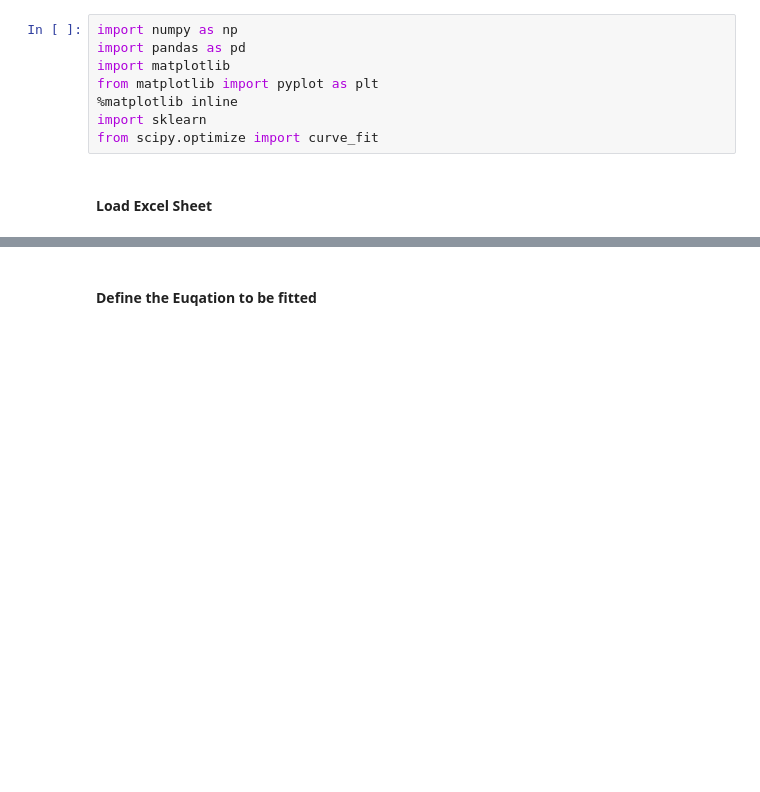
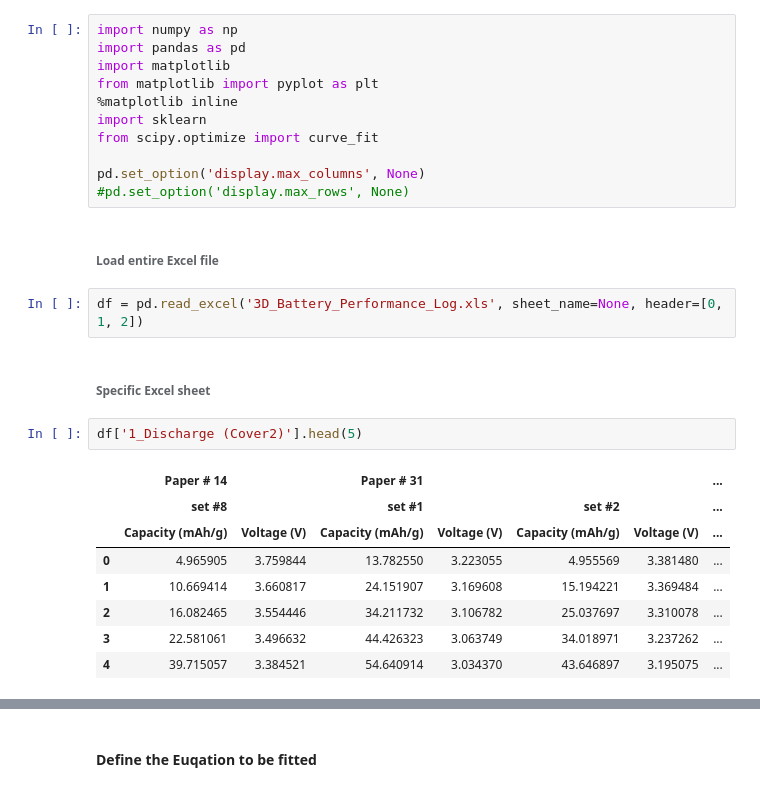
Before and after one commit to BatteryDesign/BatteryRateCap, a Jupyter notebook: Rate_Capacity_Fit.ipynb, the cells around one changed output, grey strips where cells are left out. Saved outputs shown, nothing was run; the diff lists cells and outputs as text; blank space fills up the shorter version.

```diff
--- a/Rate_Capacity_Fit.ipynb
+++ b/Rate_Capacity_Fit.ipynb
@@ -6,5 +6,23 @@ from matplotlib import pyplot as plt
 %matplotlib inline
 import sklearn
 from scipy.optimize import curve_fit
+
+pd.set_option('display.max_columns', None)
+#pd.set_option('display.max_rows', None)
 # %% [markdown]
-#### Load Excel Sheet
+###### Load entire Excel file
+# %%
+df = pd.read_excel('3D_Battery_Performance_Log.xls', sheet_name=None, header=[0, 1, 2])
+# %% [markdown]
+###### Specific Excel sheet
+# %%
+df['1_Discharge (Cover2)'].head(5)
+# %% [output]
+|  | Paper # 14 |  | Paper # 31 |  |  |  | ... |
+|  | set #8 |  | set #1 |  | set #2 |  | ... |
+|  | Capacity (mAh/g) | Voltage (V) | Capacity (mAh/g) | Voltage (V) | Capacity (mAh/g) | Voltage (V) | ... |
+| 0 | 4.965905 | 3.759844 | 13.782550 | 3.223055 | 4.955569 | 3.381480 | ... |
+| 1 | 10.669414 | 3.660817 | 24.151907 | 3.169608 | 15.194221 | 3.369484 | ... |
+| 2 | 16.082465 | 3.554446 | 34.211732 | 3.106782 | 25.037697 | 3.310078 | ... |
+| 3 | 22.581061 | 3.496632 | 44.426323 | 3.063749 | 34.018971 | 3.237262 | ... |
+| 4 | 39.715057 | 3.384521 | 54.640914 | 3.034370 | 43.646897 | 3.195075 | ... |
```
Also changed, not shown: parts of 18 cells of this notebook.
